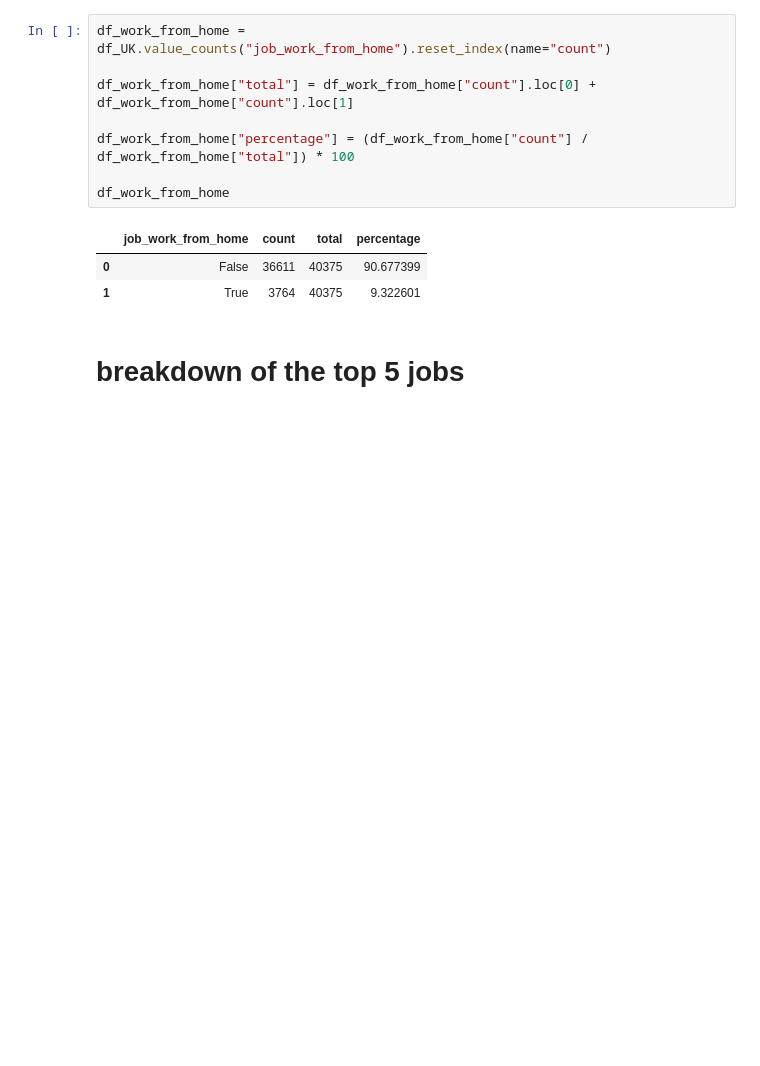
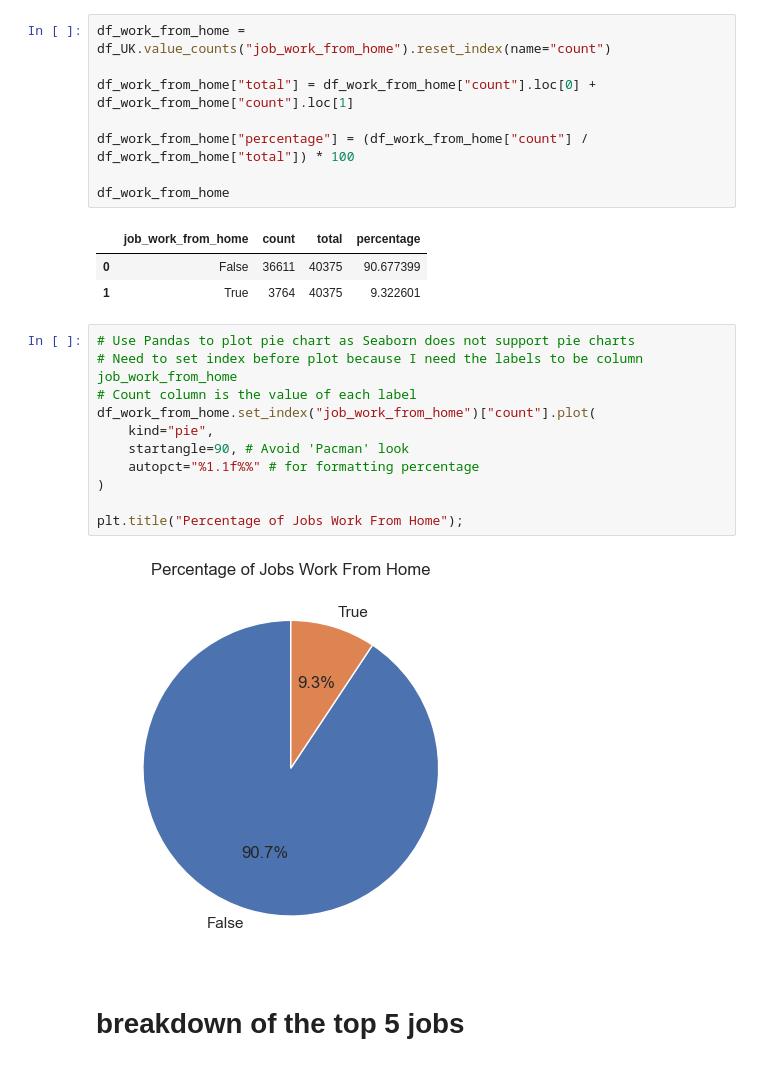
Before and after one commit to Mizan95/Project_Data_Analysis, a Jupyter notebook: 2_Intro-proper.ipynb, the cells around one changed output. Drawn from its saved outputs; the diff is of its cells as text; blank space fills up the shorter version.

```diff
--- a/2_Intro-proper.ipynb
+++ b/2_Intro-proper.ipynb
@@ -63,6 +81,19 @@ df_work_from_home
 |  | job_work_from_home | count | total | percentage |
 | 0 | False | 36611 | 40375 | 90.677399 |
 | 1 | True | 3764 | 40375 | 9.322601 |
+# %%
+# Use Pandas to plot pie chart as Seaborn does not support pie charts
+# Need to set index before plot because I need the labels to be column job_work_from_home
+# Count column is the value of each label
+df_work_from_home.set_index("job_work_from_home")["count"].plot(
+    kind="pie",
+    startangle=90, # Avoid 'Pacman' look
+    autopct="%1.1f%%" # for formatting percentage
+)
+
+plt.title("Percentage of Jobs Work From Home");
+# %% [output]
+[figure, added]
 # %% [markdown]
 # breakdown of the top 5 jobs
 # %%
```
Also changed, not shown: parts of 3 cells of this notebook.
